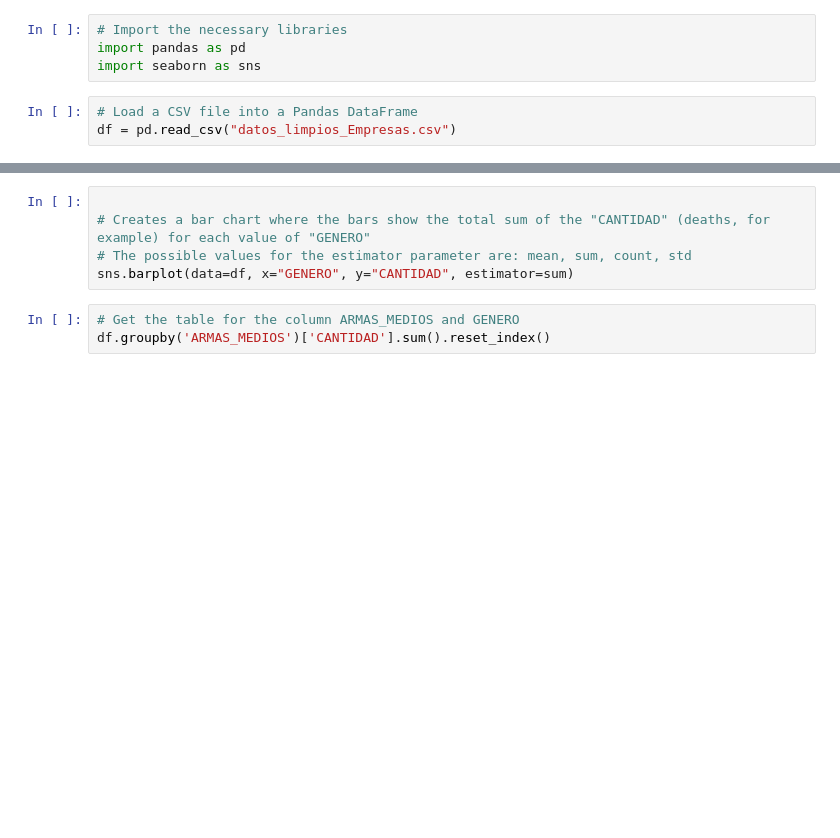
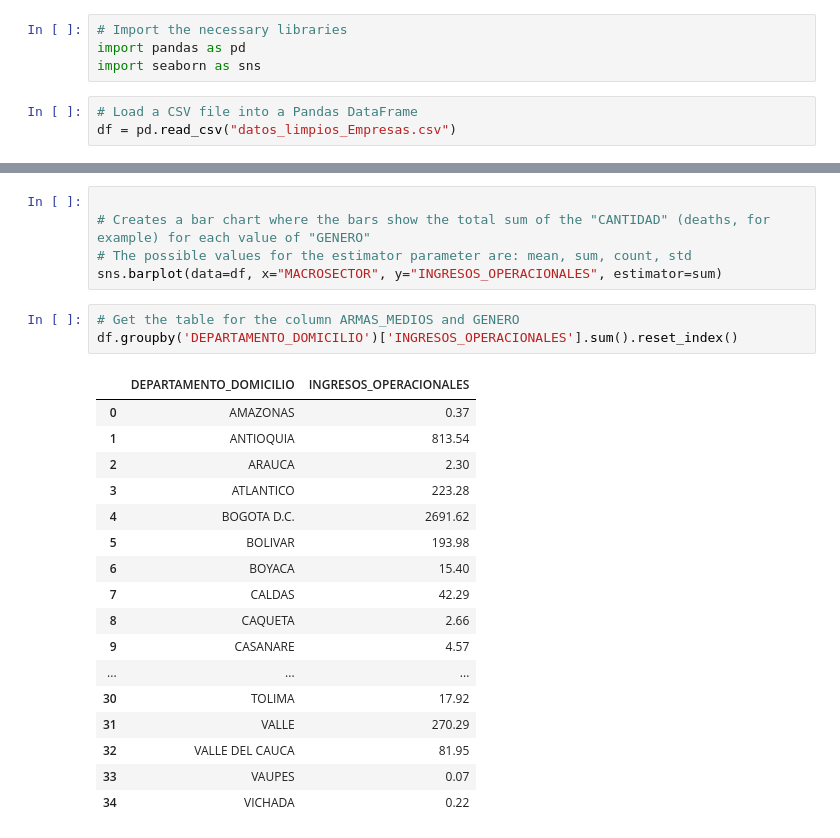
Before and after one commit to gabrielroncancio/herramientas_big_data_SAG, a Jupyter notebook: visualizacion_bar.ipynb, the cells around one changed output, grey strips where cells are left out. Cells and saved outputs as stored; diff of their text form; blank space fills up the shorter version.

```diff
--- a/visualizacion_bar.ipynb
+++ b/visualizacion_bar.ipynb
@@ -20,7 +46,25 @@ df.groupby('GENERO')['CANTIDAD'].sum().reset_index()
-sns.barplot(data=df, x="GENERO", y="CANTIDAD", estimator=sum)
+sns.barplot(data=df, x="MACROSECTOR", y="INGRESOS_OPERACIONALES", estimator=sum)
 # %%
 # Get the table for the column ARMAS_MEDIOS and GENERO
-df.groupby('ARMAS_MEDIOS')['CANTIDAD'].sum().reset_index()
+df.groupby('DEPARTAMENTO_DOMICILIO')['INGRESOS_OPERACIONALES'].sum().reset_index()
+# %% [output]
+|  | DEPARTAMENTO_DOMICILIO | INGRESOS_OPERACIONALES |
+| 0 | AMAZONAS | 0.37 |
+| 1 | ANTIOQUIA | 813.54 |
+| 2 | ARAUCA | 2.30 |
+| 3 | ATLANTICO | 223.28 |
+| 4 | BOGOTA D.C. | 2691.62 |
+| 5 | BOLIVAR | 193.98 |
+| 6 | BOYACA | 15.40 |
+| 7 | CALDAS | 42.29 |
+| 8 | CAQUETA | 2.66 |
+| 9 | CASANARE | 4.57 |
+| ... | ... | ... |
+| 30 | TOLIMA | 17.92 |
+| 31 | VALLE | 270.29 |
+| 32 | VALLE DEL CAUCA | 81.95 |
+| 33 | VAUPES | 0.07 |
+| 34 | VICHADA | 0.22 |
 # %%
 import matplotlib.pyplot as plt
 
```
Also changed, not shown: parts of 6 cells of this notebook, 3 other files.
